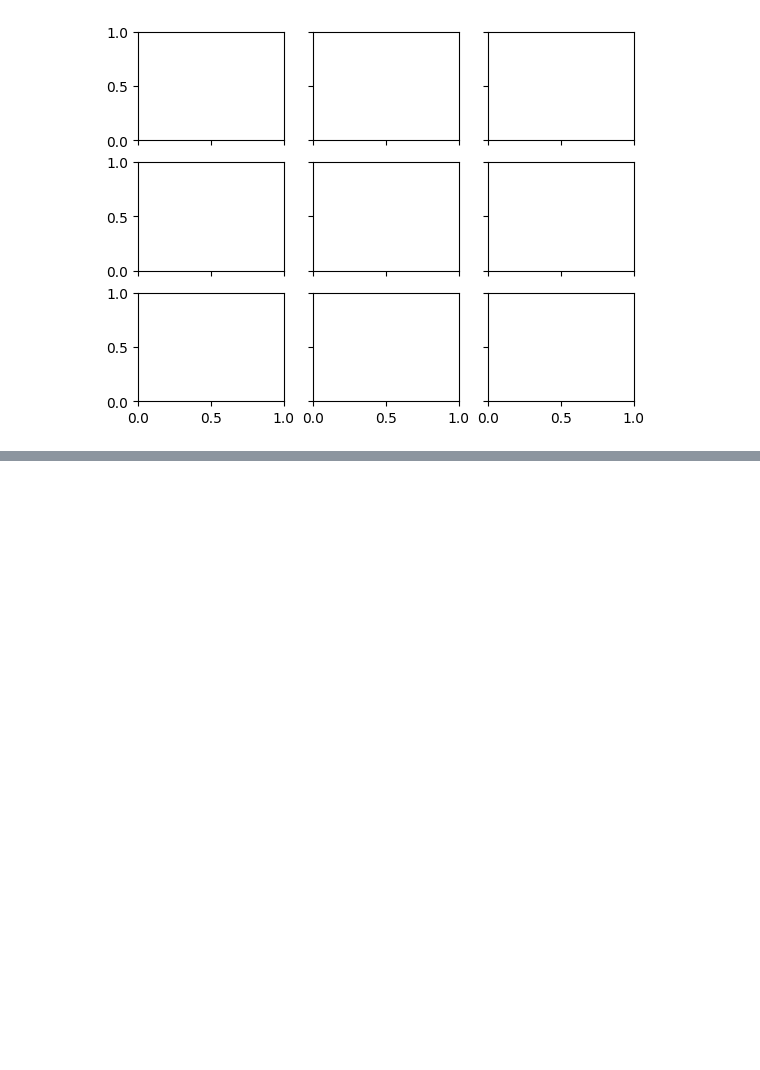
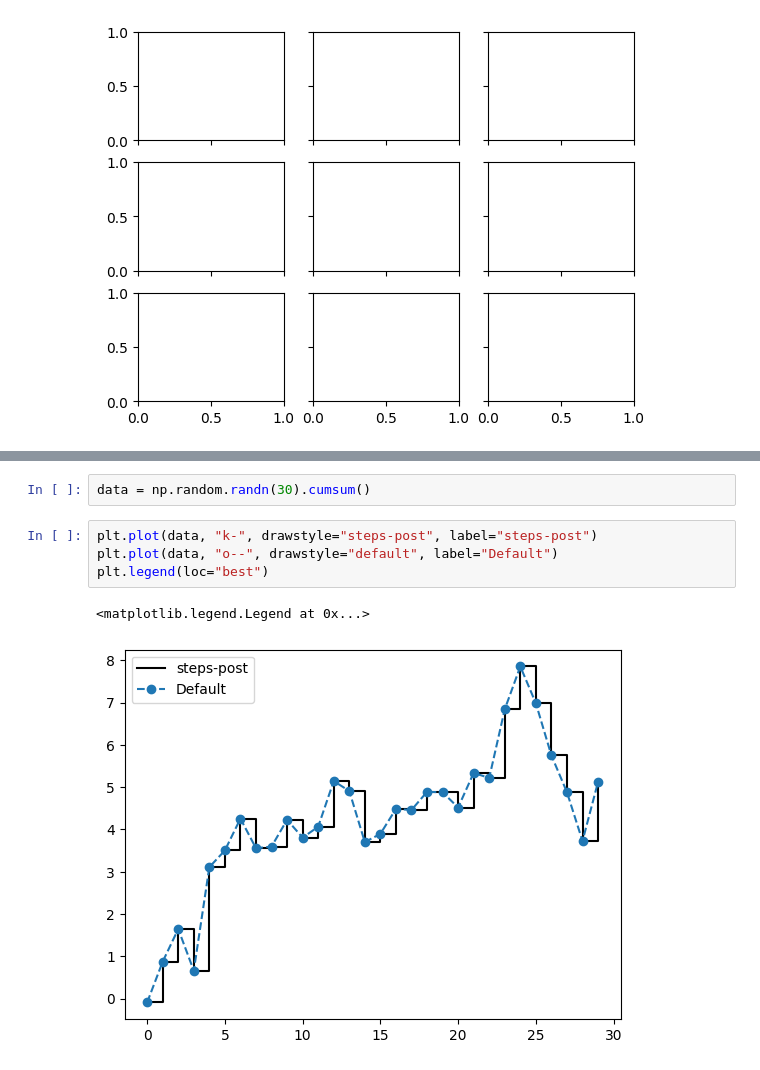
Before and after one commit to tker-78/visualization-training, a Jupyter notebook: notebook/matplotlib.ipynb, the cells around one changed output, grey strips where cells are left out. Drawn from its saved outputs; the diff is of its cells as text; blank space fills up the shorter version.

```diff
--- a/notebook/matplotlib.ipynb
+++ b/notebook/matplotlib.ipynb
@@ -87,0 +120,9 @@ plt.subplots_adjust(wspace=0, hspace=0)
+# %%
+data = np.random.randn(30).cumsum()
+# %%
+plt.plot(data, "k-", drawstyle="steps-post", label="steps-post")
+plt.plot(data, "o--", drawstyle="default", label="Default")
+plt.legend(loc="best")
+# %% [output]
+<matplotlib.legend.Legend at 0x...>
+[figure, added]
```
Also changed, not shown: parts of 36 cells of this notebook, 2 other files.
